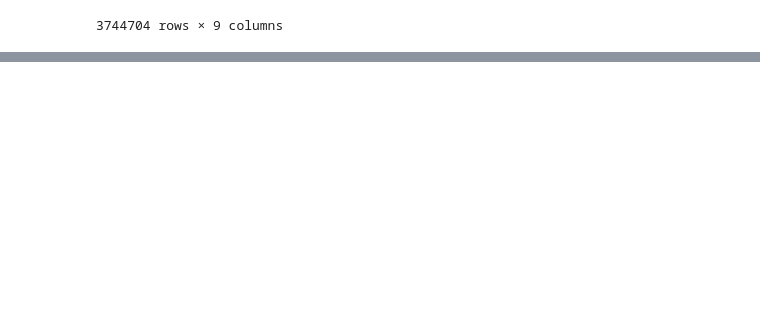
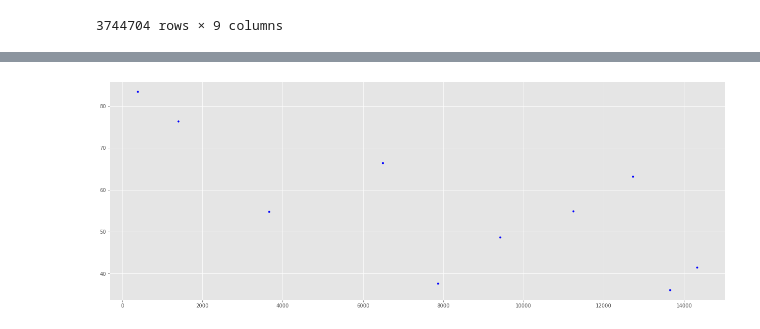
Before and after one commit to mattcarr17/time_series_project, a Jupyter notebook: notebooks/exploratory/01_js_cleaning.ipynb, the cells around one changed output, grey strips where cells are left out. Cells and saved outputs as stored; diff of their text form; code cells hidden in the pictures; blank space fills up the shorter version.

```diff
--- a/notebooks/exploratory/01_js_cleaning.ipynb
+++ b/notebooks/exploratory/01_js_cleaning.ipynb
@@ -5,3 +1,19 @@ data_path="../../"
+# %%
+import pandas as pd
+import numpy as np
+data_path="../../"
+pd.set_option("display.max_colwidth", 0)
+# pd.set_option('display.max_columns', None)
+# pd.set_option('display.max_rows', None)
+import warnings
+warnings.filterwarnings('ignore')
+import itertools
+import pandas as pd
+import numpy as np
+import statsmodels.api as sm
+import matplotlib.pyplot as plt
+from matplotlib.pylab import rcParams
+plt.style.use('ggplot')
 # %%
 df=pd.read_csv(data_path+"data/zillow_data.csv")
 df
@@ -101,0 +147,5 @@ good_df.groupby("Regions").mean()
+# %%
+my_regions.ROI_5yrs.plot(figsize = (22,8), style = 'b.')
+plt.show()
+# %% [output]
+[figure, added]
```
Also changed, not shown: parts of 18 cells of this notebook.
